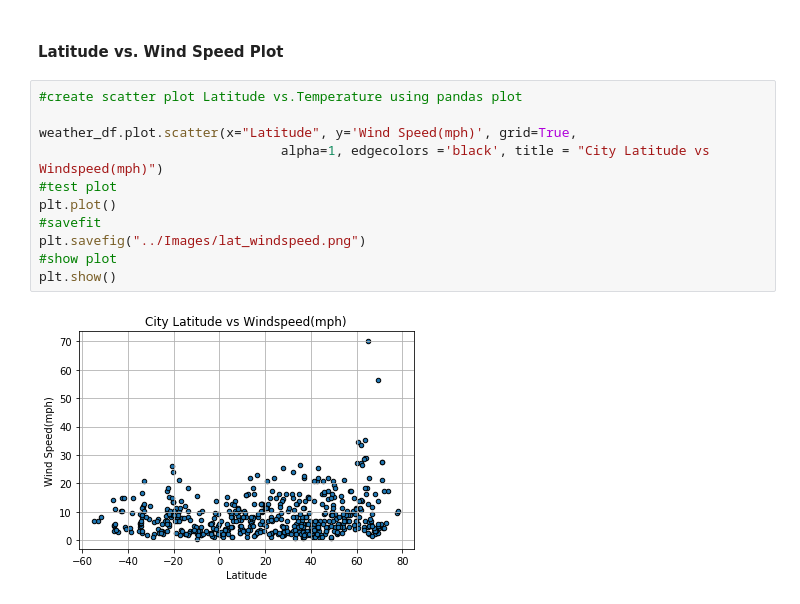
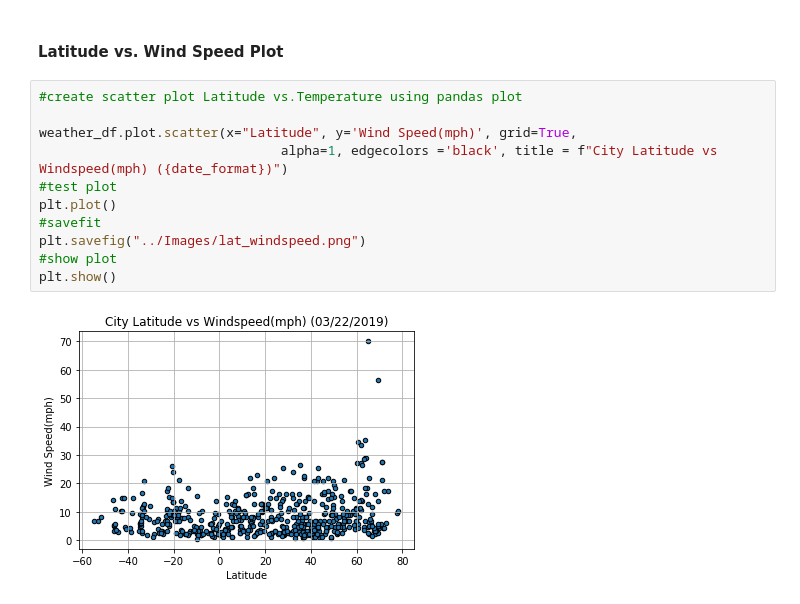
Before and after one commit to Omar-Castillo/Homework, a Jupyter notebook: APIs/starter_code/OC_HW_WeatherPy.ipynb, the cells around one changed output. Drawn from its saved outputs; the diff is of its cells as text.

```diff
--- a/APIs/starter_code/OC_HW_WeatherPy.ipynb
+++ b/APIs/starter_code/OC_HW_WeatherPy.ipynb
@@ -319,13 +319,13 @@ plt.show()
 # %%
 #create scatter plot Latitude vs.Temperature using pandas plot
 
 weather_df.plot.scatter(x="Latitude", y='Wind Speed(mph)', grid=True,
-                               alpha=1, edgecolors ='black', title = "City Latitude vs Windspeed(mph)")
+                               alpha=1, edgecolors ='black', title = f"City Latitude vs Windspeed(mph) ({date_format})")
 #test plot
 plt.plot()
 #savefit
 plt.savefig("../Images/lat_windspeed.png")
 #show plot
 plt.show()
 # %% [output]
-[figure, old version]
+[figure, new version]
```
Also changed, not shown: parts of 4 cells of this notebook, 4 other files.
